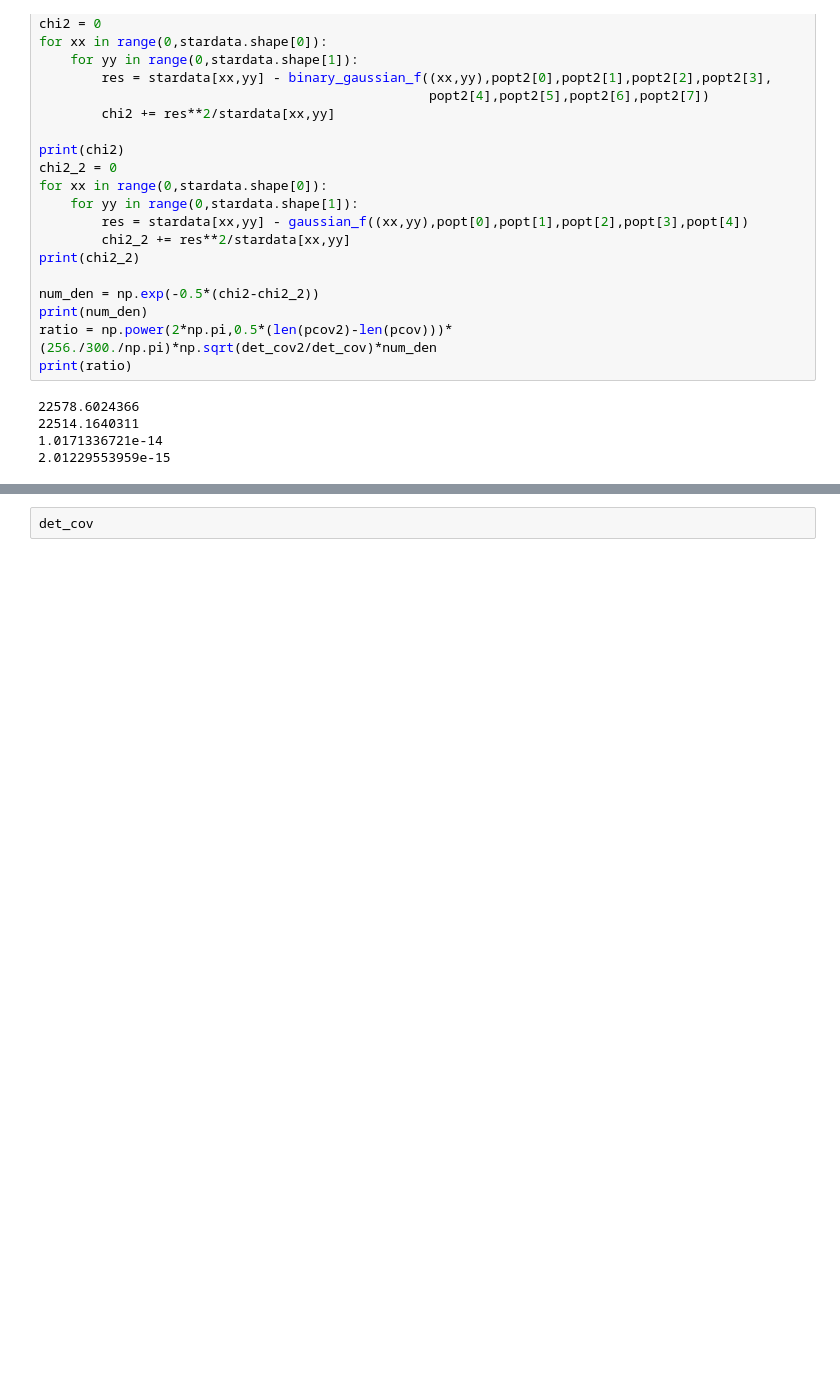
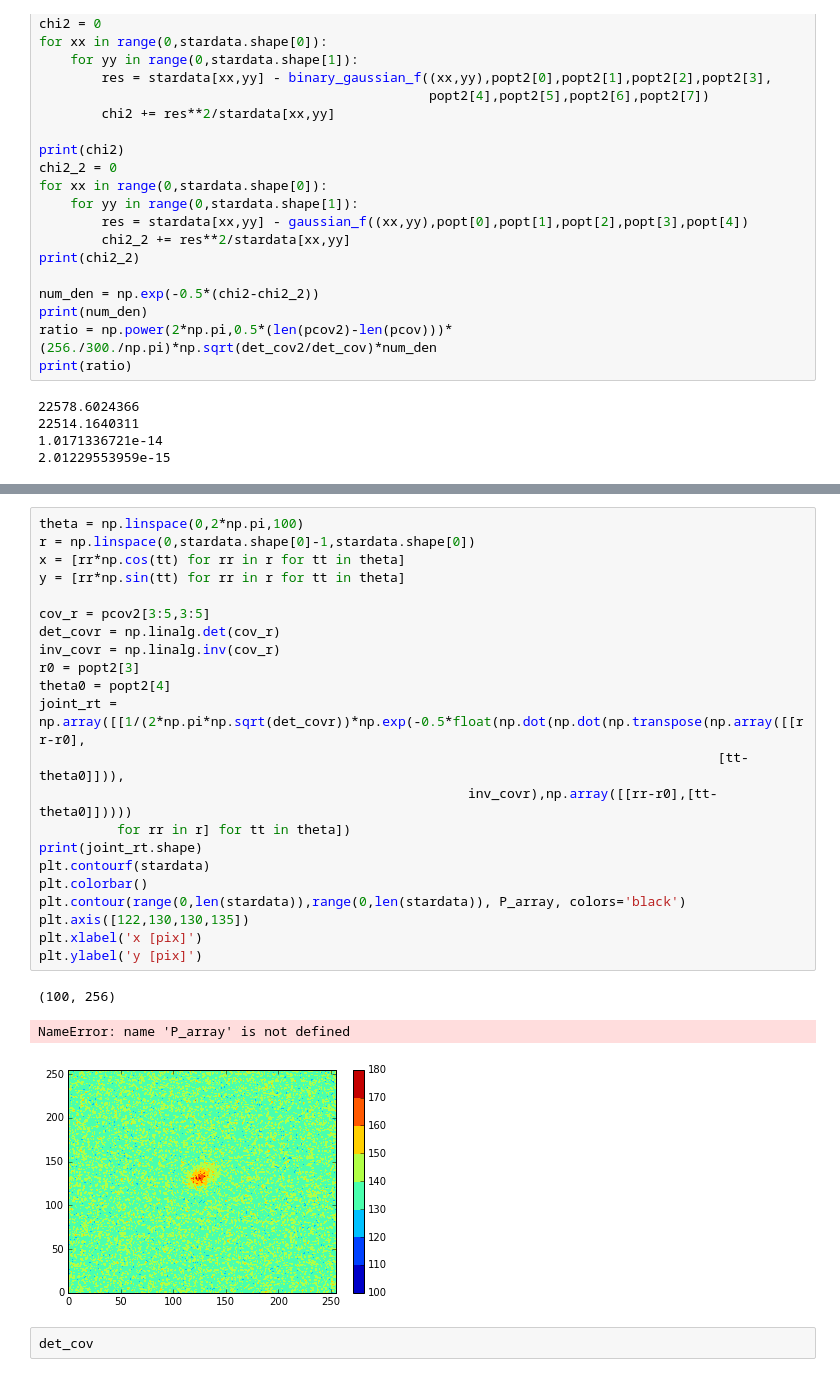
Before and after one commit to mbuchove/notebook-wurk-b, a Jupyter notebook: stats/HW_4_PS.ipynb, the cells around one changed output, grey strips where cells are left out. Drawn from its saved outputs; the diff is of its cells as text; blank space fills up the shorter version.

```diff
--- a/stats/HW_4_PS.ipynb
+++ b/stats/HW_4_PS.ipynb
@@ -144,3 +225,29 @@ det_cov2
+# %%
+theta = np.linspace(0,2*np.pi,100)
+r = np.linspace(0,stardata.shape[0]-1,stardata.shape[0])
+x = [rr*np.cos(tt) for rr in r for tt in theta]
+y = [rr*np.sin(tt) for rr in r for tt in theta]
+
+cov_r = pcov2[3:5,3:5]
+det_covr = np.linalg.det(cov_r)
+inv_covr = np.linalg.inv(cov_r)
+r0 = popt2[3]
+theta0 = popt2[4]
+joint_rt = np.array([[1/(2*np.pi*np.sqrt(det_covr))*np.exp(-0.5*float(np.dot(np.dot(np.transpose(np.array([[rr-r0],
+                                                                                       [tt-theta0]])),
+                                                       inv_covr),np.array([[rr-r0],[tt-theta0]]))))
+          for rr in r] for tt in theta])
+print(joint_rt.shape)
+plt.contourf(stardata)
+plt.colorbar()
+plt.contour(range(0,len(stardata)),range(0,len(stardata)), P_array, colors='black')
+plt.axis([122,130,130,135])
+plt.xlabel('x [pix]')
+plt.ylabel('y [pix]')
+# %% [output]
+(100, 256)
+NameError: name 'P_array' is not defined
+[figure, added]
 # %%
 det_cov
 # %% [output]
```
Also changed, not shown: parts of 7 cells of this notebook, 1 other file.
